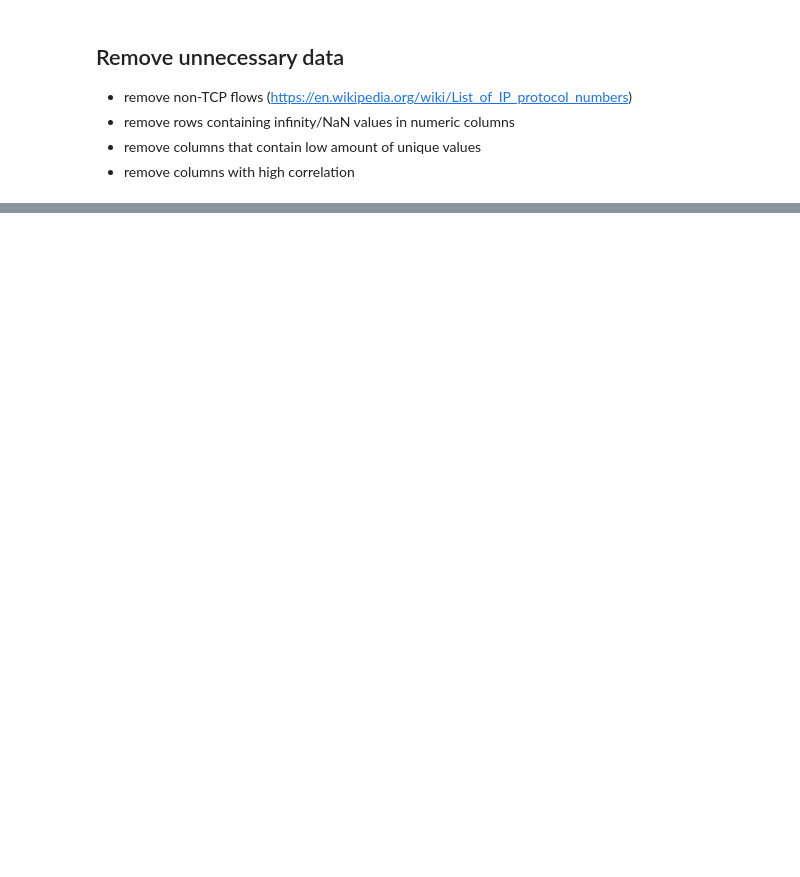
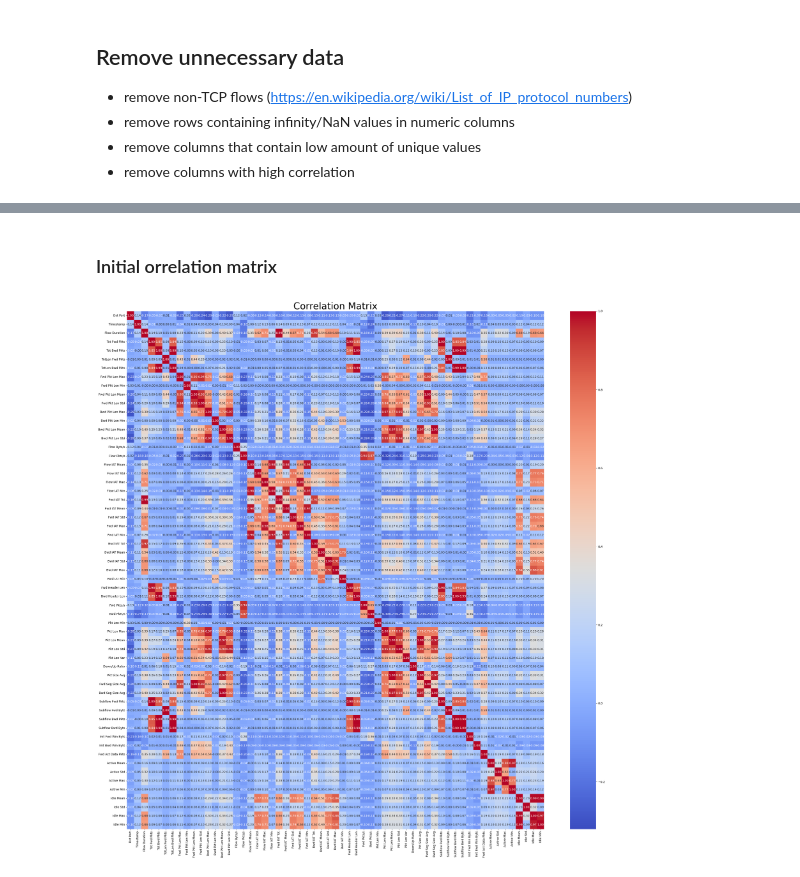
Before and after one commit to 31992/AIwCyb, a Jupyter notebook: preprocessing/step2/step2.ipynb, the cells around one changed output, grey strips where cells are left out. Cells and saved outputs as stored; diff of their text form; code cells hidden in the pictures; blank space fills up the shorter version.

Commit message:
unified dataset, fixed pruning by correlation, add correlation plots

```diff
--- a/preprocessing/step2/step2.ipynb
+++ b/preprocessing/step2/step2.ipynb
@@ -111 +111,16 @@ Label counts: Counter({'DoS attacks-Hulk': 461912, 'Benign': 446595, 'DoS attack
 ###################################
+# %% [markdown]
+### Initial orrelation matrix
+# %%
+# Set up the matplotlib figure
+plt.figure(figsize=(32, 32))
+
+# Draw the heatmap with seaborn
+sns.heatmap(correlation_matrix, annot=True, fmt='.2f', cmap='coolwarm')
+
+# Set the title of the heatmap
+plt.title('Correlation Matrix', fontsize=32)
+
+plt.savefig('correlation_matrix.png', dpi='figure', bbox_inches='tight', format="png")
+# %% [output]
+[figure, added]
```
Also changed, not shown: parts of 5 cells of this notebook, 9 other files.
